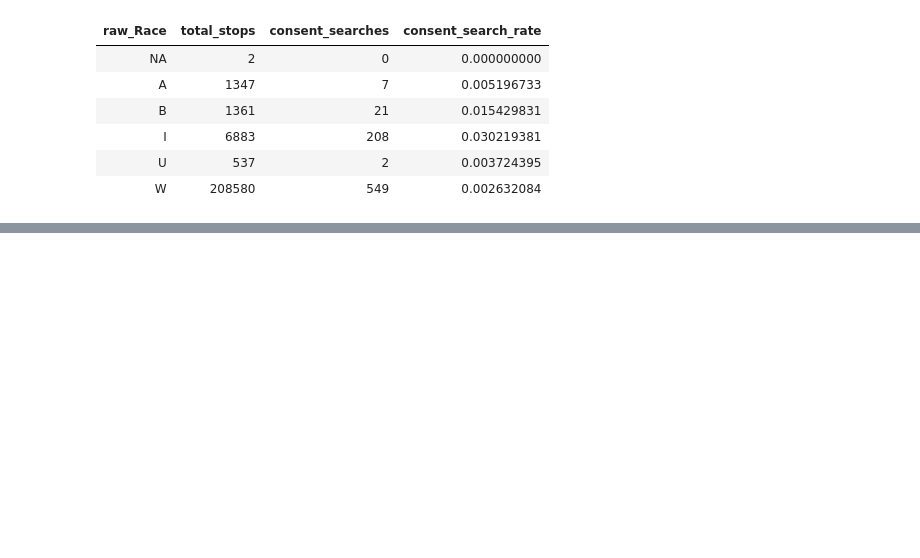
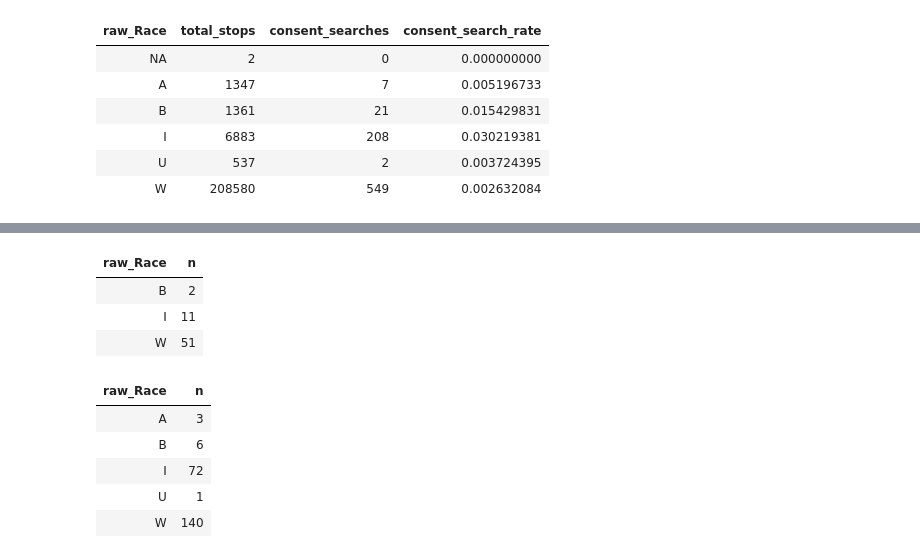
Before and after one commit to mattkiefer/biglocalpolicing, a Jupyter notebook: bulletproofing.ipynb, the cells around one changed output, grey strips where cells are left out. Cells and saved outputs as stored; diff of their text form; code cells hidden in the pictures; blank space fills up the shorter version.

Commit message:
added number of consent searches around Flathead in 2013 and 2014

```diff
--- a/bulletproofing.ipynb
+++ b/bulletproofing.ipynb
@@ -398,0 +409,26 @@ summarize(
+# %%
+#Number of consent searches around Flathead in 2013
+
+data_2013 <- data %>% filter(year(date) == 2013, search_basis == "consent", county_name %in% flathead_counties)
+
+data_2013 %>%
+count(raw_Race)
+# %% [output]
+| raw_Race | n |
+| B | 2 |
+| I | 11 |
+| W | 51 |
+# %%
+#Number of consent searches around Flathead in 2014
+
+data_2014 <- data %>% filter(year(date) == 2014, search_basis == "consent", county_name %in% flathead_counties)
+
+data_2014 %>%
+count(raw_Race)
+# %% [output]
+| raw_Race | n |
+| A | 3 |
+| B | 6 |
+| I | 72 |
+| U | 1 |
+| W | 140 |
```
Also changed, not shown: parts of 1 cell of this notebook.
